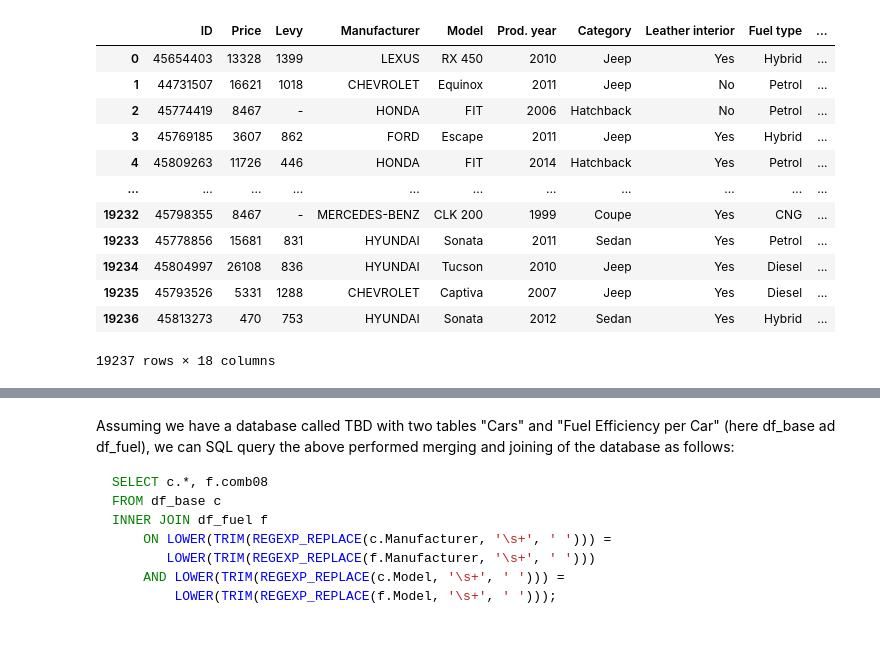
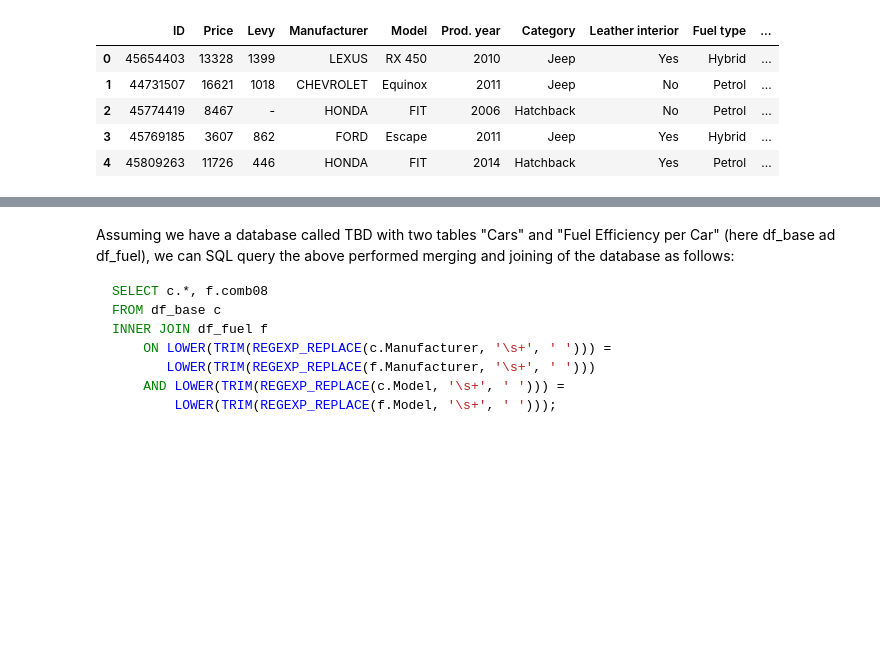
Before and after one commit to noemi00/TeslaAnalytics, a Jupyter notebook: analytics.ipynb, the cells around one changed output, grey strips where cells are left out. Saved outputs shown, nothing was run; the diff lists cells and outputs as text; code cells hidden in the pictures; blank space fills up the shorter version.

```diff
--- a/analytics.ipynb
+++ b/analytics.ipynb
@@ -1,22 +6,13 @@
 # %%
-import pandas as pd
-
-df_base = pd.read_csv('train.csv')
-df_fuel = pd.read_csv('vehicles.csv')
+df_base = pd.read_csv('base.csv')
+df_fuel = pd.read_csv('fuel.csv')
 # %%
-df_base
+df_base.head()
 # %% [output]
 |  | ID | Price | Levy | Manufacturer | Model | Prod. year | Category | Leather interior | Fuel type | ... |
 | 0 | 45654403 | 13328 | 1399 | LEXUS | RX 450 | 2010 | Jeep | Yes | Hybrid | ... |
 | 1 | 44731507 | 16621 | 1018 | CHEVROLET | Equinox | 2011 | Jeep | No | Petrol | ... |
 | 2 | 45774419 | 8467 | - | HONDA | FIT | 2006 | Hatchback | No | Petrol | ... |
 | 3 | 45769185 | 3607 | 862 | FORD | Escape | 2011 | Jeep | Yes | Hybrid | ... |
 | 4 | 45809263 | 11726 | 446 | HONDA | FIT | 2014 | Hatchback | Yes | Petrol | ... |
-| ... | ... | ... | ... | ... | ... | ... | ... | ... | ... | ... |
-| 19232 | 45798355 | 8467 | - | MERCEDES-BENZ | CLK 200 | 1999 | Coupe | Yes | CNG | ... |
-| 19233 | 45778856 | 15681 | 831 | HYUNDAI | Sonata | 2011 | Sedan | Yes | Petrol | ... |
-| 19234 | 45804997 | 26108 | 836 | HYUNDAI | Tucson | 2010 | Jeep | Yes | Diesel | ... |
-| 19235 | 45793526 | 5331 | 1288 | CHEVROLET | Captiva | 2007 | Jeep | Yes | Diesel | ... |
-| 19236 | 45813273 | 470 | 753 | HYUNDAI | Sonata | 2012 | Sedan | Yes | Hybrid | ... |
-19237 rows × 18 columns
 # %%
```
Also changed, not shown: parts of 31 cells of this notebook, 1 other file.
